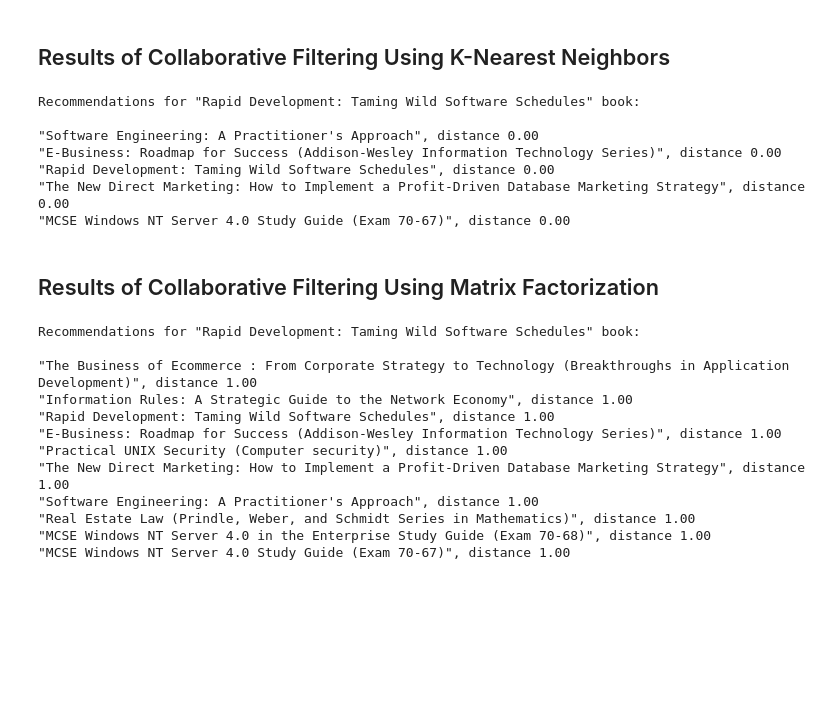
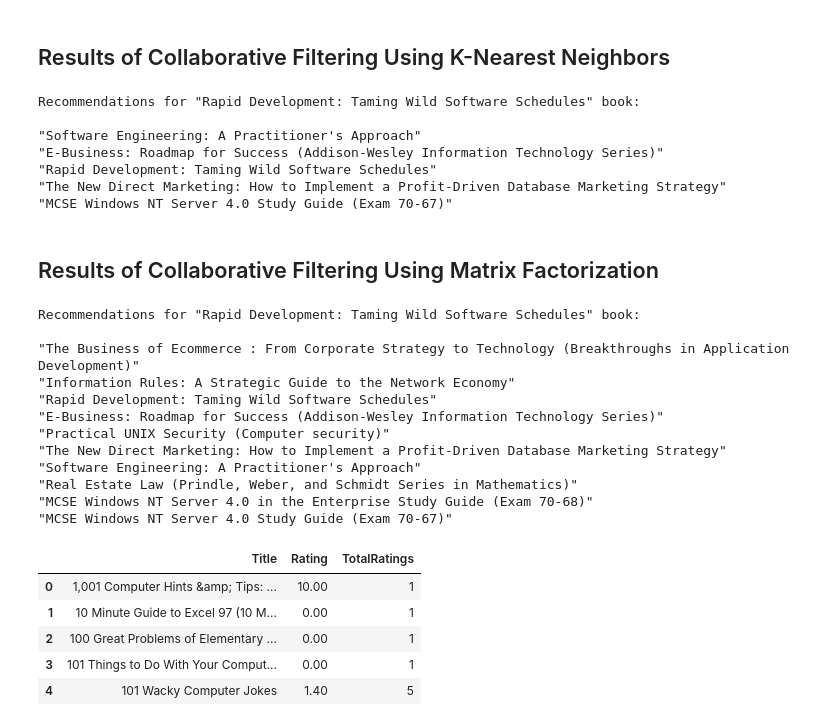
Before and after one commit to tamarakatic/book-recommender-system, a Jupyter notebook: tech_books_recommender.ipynb, the cells around one changed output. Cells and saved outputs as stored; diff of their text form; code cells hidden in the pictures; blank space fills up the shorter version.

```diff
--- a/tech_books_recommender.ipynb
+++ b/tech_books_recommender.ipynb
@@ -117,15 +117,15 @@ distances, idx = model_knn.kneighbors(x, n_neighbors=5)
 print('Recommendations for "\033[1m{0}"\033[0m book:\n'.format(books_rating_pivot[book_index].index[0].format()))
 
 for i in range(len(distances.flatten())):
-    print('\033[1m"{0}"\033[0m, distance {1:.2f}'.format(books_rating_pivot.index[idx.flatten()[i]],distances.flatten()[i]))
+    print('\033[1m"{0}"\033[0m'.format(books_rating_pivot.index[idx.flatten()[i]],distances.flatten()[i]))
 # %% [output]
 Recommendations for "Rapid Development: Taming Wild Software Schedules" book:
 
-"Software Engineering: A Practitioner's Approach", distance 0.00
-"E-Business: Roadmap for Success (Addison-Wesley Information Technology Series)", distance 0.00
-"Rapid Development: Taming Wild Software Schedules", distance 0.00
-"The New Direct Marketing: How to Implement a Profit-Driven Database Marketing Strategy", distance 0.00
-"MCSE Windows NT Server 4.0 Study Guide (Exam 70-67)", distance 0.00
+"Software Engineering: A Practitioner's Approach"
+"E-Business: Roadmap for Success (Addison-Wesley Information Technology Series)"
+"Rapid Development: Taming Wild Software Schedules"
+"The New Direct Marketing: How to Implement a Profit-Driven Database Marketing Strategy"
+"MCSE Windows NT Server 4.0 Study Guide (Exam 70-67)"
 # %%
 pca = PCA(n_components=8, random_state=42)
 pca_matrix = pca.fit_transform(books_rating_pivot)
@@ -143,19 +143,31 @@ if finded_book is not None:
     top_result = books_title[max_indices]
 
     for result, score in reversed(list(zip(top_result, corr_result[max_indices]))):
-        print('\033[1m"{0}"\033[0m, distance {1:.2f}'.format(result, score))
+        print('\033[1m"{0}"\033[0m'.format(result, score))
 else:
     print("There are not recommended books!!!")
 # %% [output]
 Recommendations for "Rapid Development: Taming Wild Software Schedules" book:
 
-"The Business of Ecommerce : From Corporate Strategy to Technology (Breakthroughs in Application Development)", distance 1.00
-"Information Rules: A Strategic Guide to the Network Economy", distance 1.00
-"Rapid Development: Taming Wild Software Schedules", distance 1.00
-"E-Business: Roadmap for Success (Addison-Wesley Information Technology Series)", distance 1.00
-"Practical UNIX Security (Computer security)", distance 1.00
-"The New Direct Marketing: How to Implement a Profit-Driven Database Marketing Strategy", distance 1.00
-"Software Engineering: A Practitioner's Approach", distance 1.00
-"Real Estate Law (Prindle, Weber, and Schmidt Series in Mathematics)", distance 1.00
-"MCSE Windows NT Server 4.0 in the Enterprise Study Guide (Exam 70-68)", distance 1.00
-"MCSE Windows NT Server 4.0 Study Guide (Exam 70-67)", distance 1.00
+"The Business of Ecommerce : From Corporate Strategy to Technology (Breakthroughs in Application Development)"
+"Information Rules: A Strategic Guide to the Network Economy"
+"Rapid Development: Taming Wild Software Schedules"
+"E-Business: Roadmap for Success (Addison-Wesley Information Technology Series)"
+"Practical UNIX Security (Computer security)"
+"The New Direct Marketing: How to Implement a Profit-Driven Database Marketing Strategy"
+"Software Engineering: A Practitioner's Approach"
+"Real Estate Law (Prindle, Weber, and Schmidt Series in Mathematics)"
+"MCSE Windows NT Server 4.0 in the Enterprise Study Guide (Exam 70-68)"
+"MCSE Windows NT Server 4.0 Study Guide (Exam 70-67)"
+# %%
+df_1 = book_reviews.groupby('Title', as_index=False)['Rating'].mean()
+df_2 = book_reviews.groupby('Title', as_index=False)['TotalRatings'].mean()
+new_df = df_1.merge(df_2, on='Title')
+new_df.head()
+# %% [output]
+|  | Title | Rating | TotalRatings |
+| 0 | 1,001 Computer Hints &amp; Tips: ... | 10.00 | 1 |
+| 1 | 10 Minute Guide to Excel 97 (10 M... | 0.00 | 1 |
+| 2 | 100 Great Problems of Elementary ... | 0.00 | 1 |
+| 3 | 101 Things to Do With Your Comput... | 0.00 | 1 |
+| 4 | 101 Wacky Computer Jokes | 1.40 | 5 |
```
Also changed, not shown: parts of 16 cells of this notebook.
